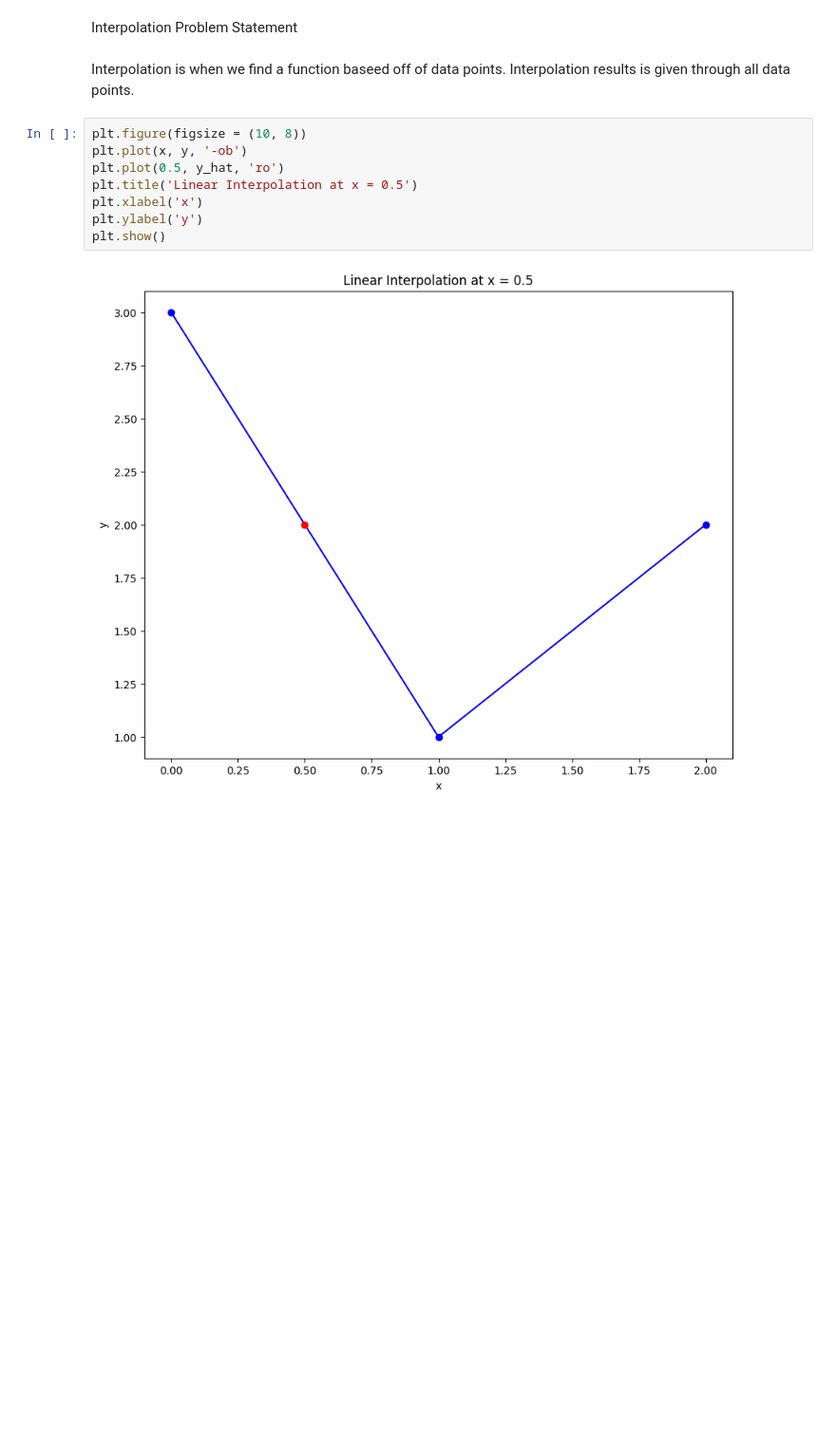
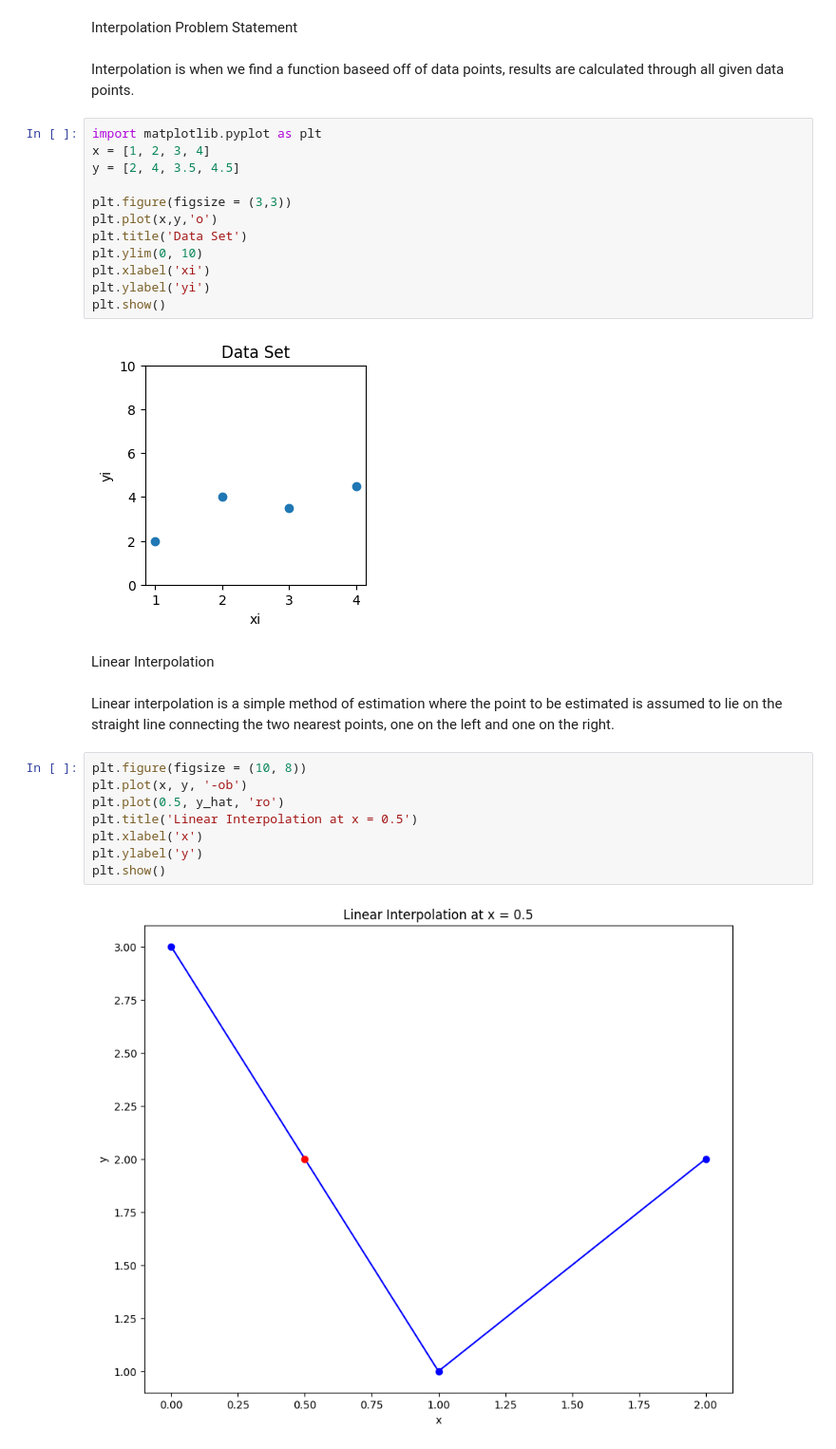
Before and after one commit to pmecwan/MAT-421, a Jupyter notebook: HW2.ipynb, the cells around one changed output. Shown at 95% size. Drawn from its saved outputs; the diff is of its cells as text; blank space fills up the shorter version.

```diff
--- a/HW2.ipynb
+++ b/HW2.ipynb
@@ -3,7 +3,25 @@
 # %% [markdown]
 Interpolation Problem Statement
 # %% [markdown]
-Interpolation is when we find a function baseed off of data points. Interpolation results is given through all data points.
+Interpolation is when we find a function baseed off of data points, results are calculated through all given data points.
+# %%
+import matplotlib.pyplot as plt
+x = [1, 2, 3, 4]
+y = [2, 4, 3.5, 4.5]
+
+plt.figure(figsize = (3,3))
+plt.plot(x,y,'o')
+plt.title('Data Set')
+plt.ylim(0, 10)
+plt.xlabel('xi')
+plt.ylabel('yi')
+plt.show()
+# %% [output]
+[figure, added]
+# %% [markdown]
+Linear Interpolation
+# %% [markdown]
+Linear interpolation is a simple method of estimation where the point to be estimated is assumed to lie on the straight line connecting the two nearest points, one on the left and one on the right.
 # %%
 plt.figure(figsize = (10, 8))
 plt.plot(x, y, '-ob')
```
Also changed, not shown: parts of 5 cells of this notebook.
